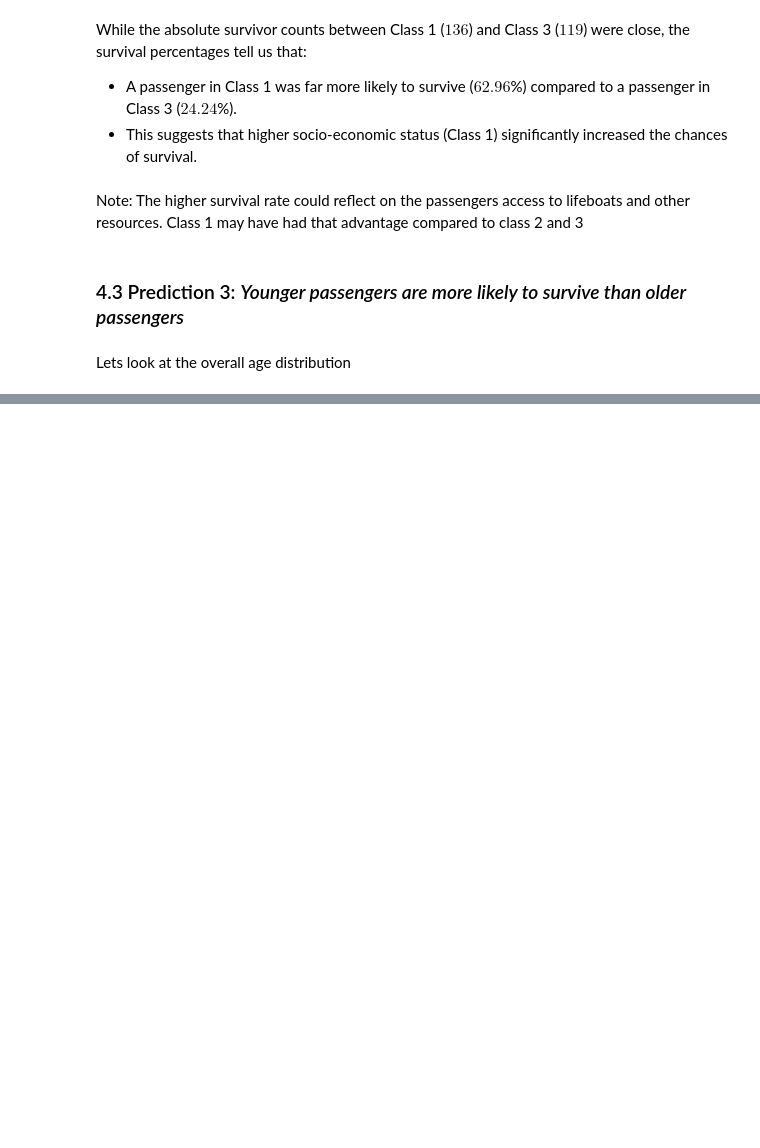
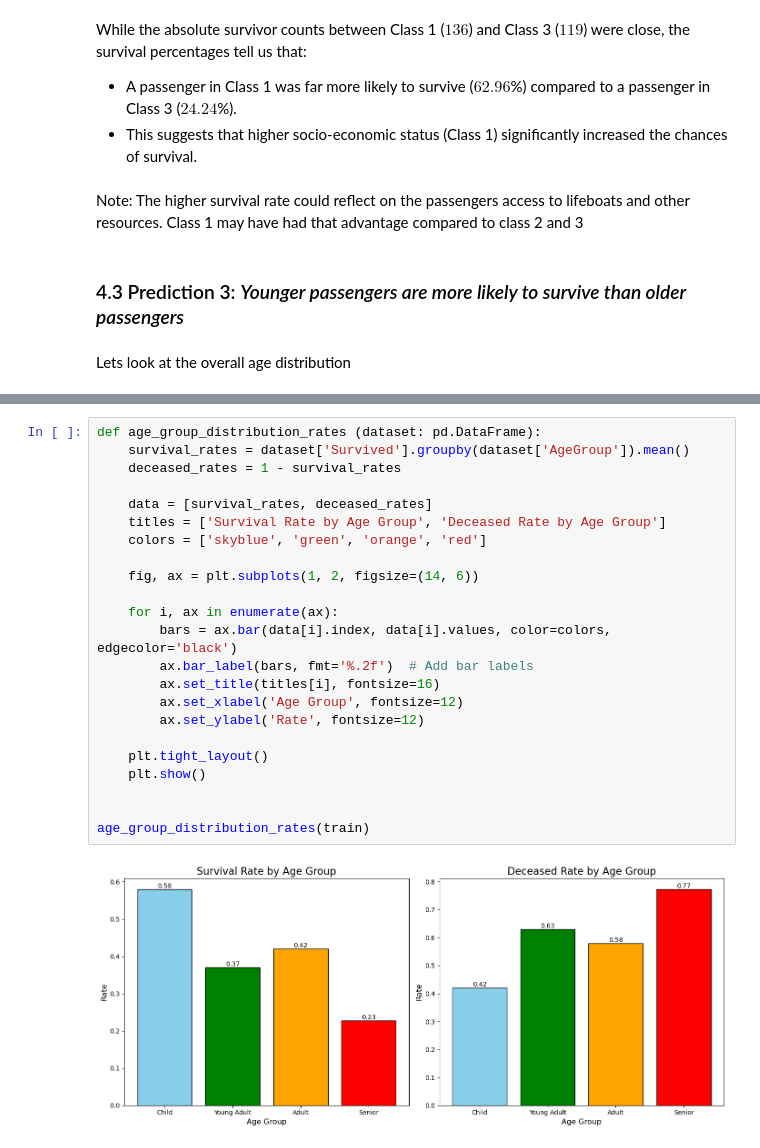
Before and after one commit to davidjoves/Predicting-Survival-from-the-Titanic, a Jupyter notebook: work.ipynb, the cells around one changed output, grey strips where cells are left out. Saved outputs shown, nothing was run; the diff lists cells and outputs as text; blank space fills up the shorter version.

```diff
--- a/work.ipynb
+++ b/work.ipynb
@@ -409,0 +442,25 @@ age_distribution_difference(train)
+# %%
+def age_group_distribution_rates (dataset: pd.DataFrame):
+    survival_rates = dataset['Survived'].groupby(dataset['AgeGroup']).mean()
+    deceased_rates = 1 - survival_rates
+
+    data = [survival_rates, deceased_rates]
+    titles = ['Survival Rate by Age Group', 'Deceased Rate by Age Group']
+    colors = ['skyblue', 'green', 'orange', 'red']
+
+    fig, ax = plt.subplots(1, 2, figsize=(14, 6))
+
+    for i, ax in enumerate(ax):
+        bars = ax.bar(data[i].index, data[i].values, color=colors, edgecolor='black')
+        ax.bar_label(bars, fmt='%.2f')  # Add bar labels
+        ax.set_title(titles[i], fontsize=16)
+        ax.set_xlabel('Age Group', fontsize=12)
+        ax.set_ylabel('Rate', fontsize=12)
+
+    plt.tight_layout()
+    plt.show()
+
+
+age_group_distribution_rates(train)
+# %% [output]
+[figure, added]
```
Also changed, not shown: parts of 8 cells of this notebook.
